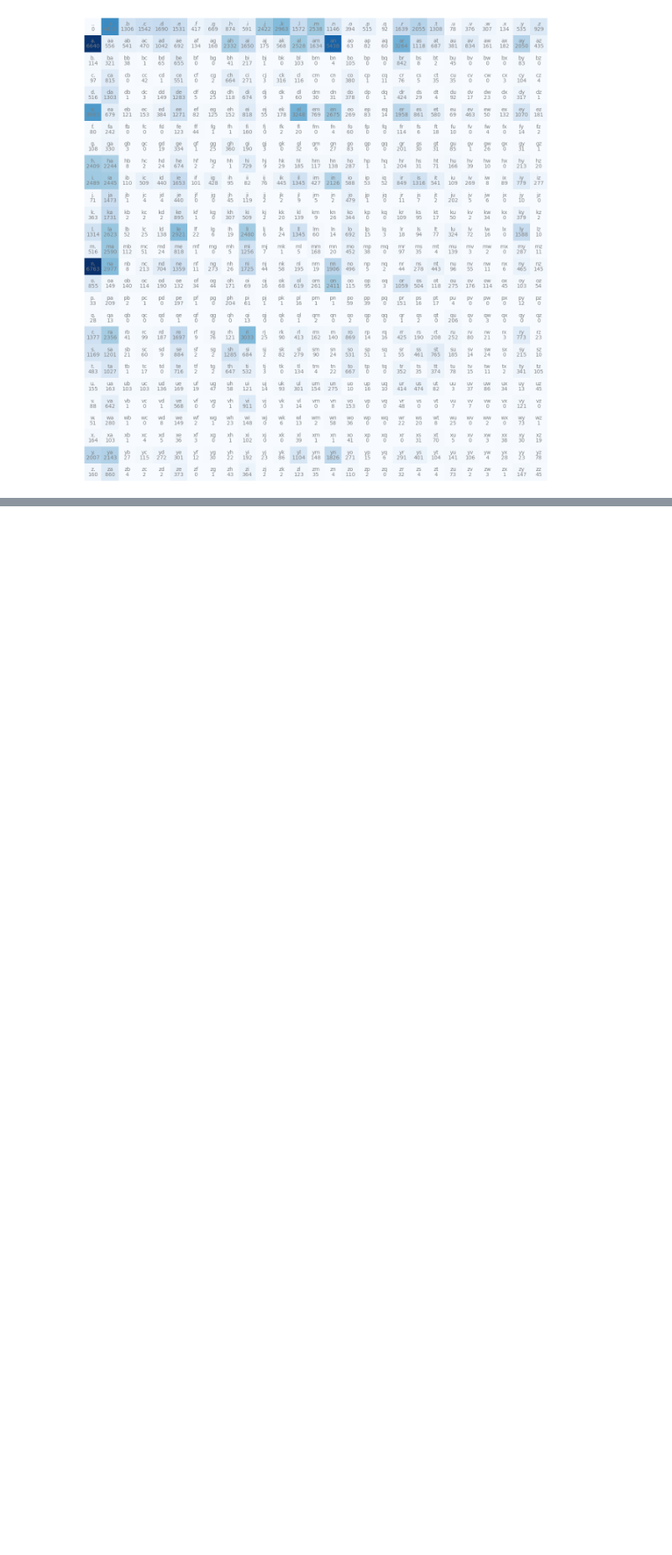
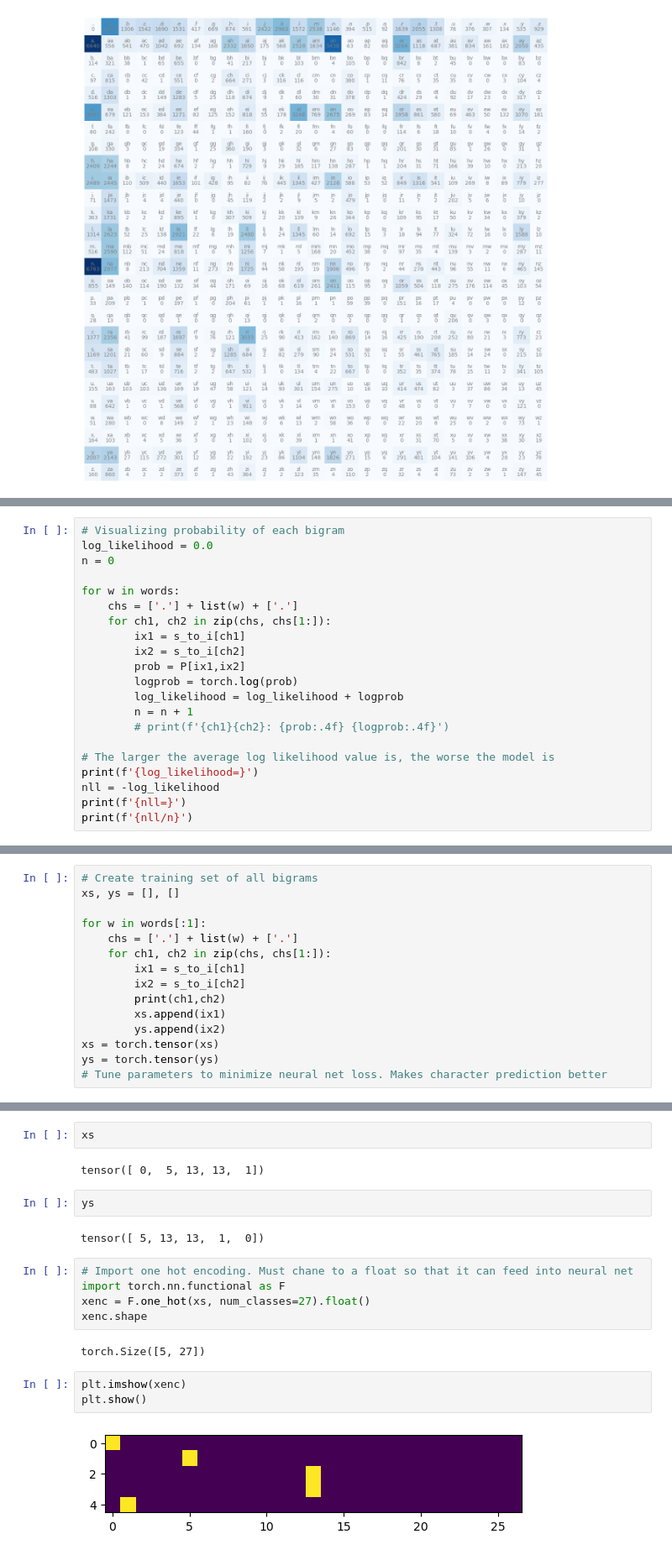
Before and after one commit to c-hristofer/makemore, a Jupyter notebook: build_makemore.ipynb, the cells around one changed output, grey strips where cells are left out. Shown at 84% size. Saved outputs shown, nothing was run; the diff lists cells and outputs as text; blank space fills up the shorter version.

```diff
--- a/built_makemore.ipynb
+++ b/build_makemore.ipynb
@@ -135,0 +237,21 @@ plt.show()
+# %%
+# Visualizing probability of each bigram
+log_likelihood = 0.0
+n = 0
+
+for w in words:
+    chs = ['.'] + list(w) + ['.']
+    for ch1, ch2 in zip(chs, chs[1:]):
+        ix1 = s_to_i[ch1]
+        ix2 = s_to_i[ch2]
+        prob = P[ix1,ix2]
+        logprob = torch.log(prob)
+        log_likelihood = log_likelihood + logprob
+        n = n + 1
+        # print(f'{ch1}{ch2}: {prob:.4f} {logprob:.4f}')
+
+# The larger the average log likelihood value is, the worse the model is
+print(f'{log_likelihood=}')
+nll = -log_likelihood
+print(f'{nll=}')
+print(f'{nll/n}')
@@ -135,0 +262,15 @@ plt.show()
+# %%
+# Create training set of all bigrams
+xs, ys = [], []
+
+for w in words[:1]:
+    chs = ['.'] + list(w) + ['.']
+    for ch1, ch2 in zip(chs, chs[1:]):
+        ix1 = s_to_i[ch1]
+        ix2 = s_to_i[ch2]
+        print(ch1,ch2)
+        xs.append(ix1)
+        ys.append(ix2)
+xs = torch.tensor(xs)
+ys = torch.tensor(ys)
+# Tune parameters to minimize neural net loss. Makes character prediction better
@@ -135,0 +283,20 @@ plt.show()
+# %%
+xs
+# %% [output]
+tensor([ 0,  5, 13, 13,  1])
+# %%
+ys
+# %% [output]
+tensor([ 5, 13, 13,  1,  0])
+# %%
+# Import one hot encoding. Must chane to a float so that it can feed into neural net
+import torch.nn.functional as F
+xenc = F.one_hot(xs, num_classes=27).float()
+xenc.shape
+# %% [output]
+torch.Size([5, 27])
+# %%
+plt.imshow(xenc)
+plt.show()
+# %% [output]
+[figure, added]
```
Also changed, not shown: parts of 32 cells of this notebook.
